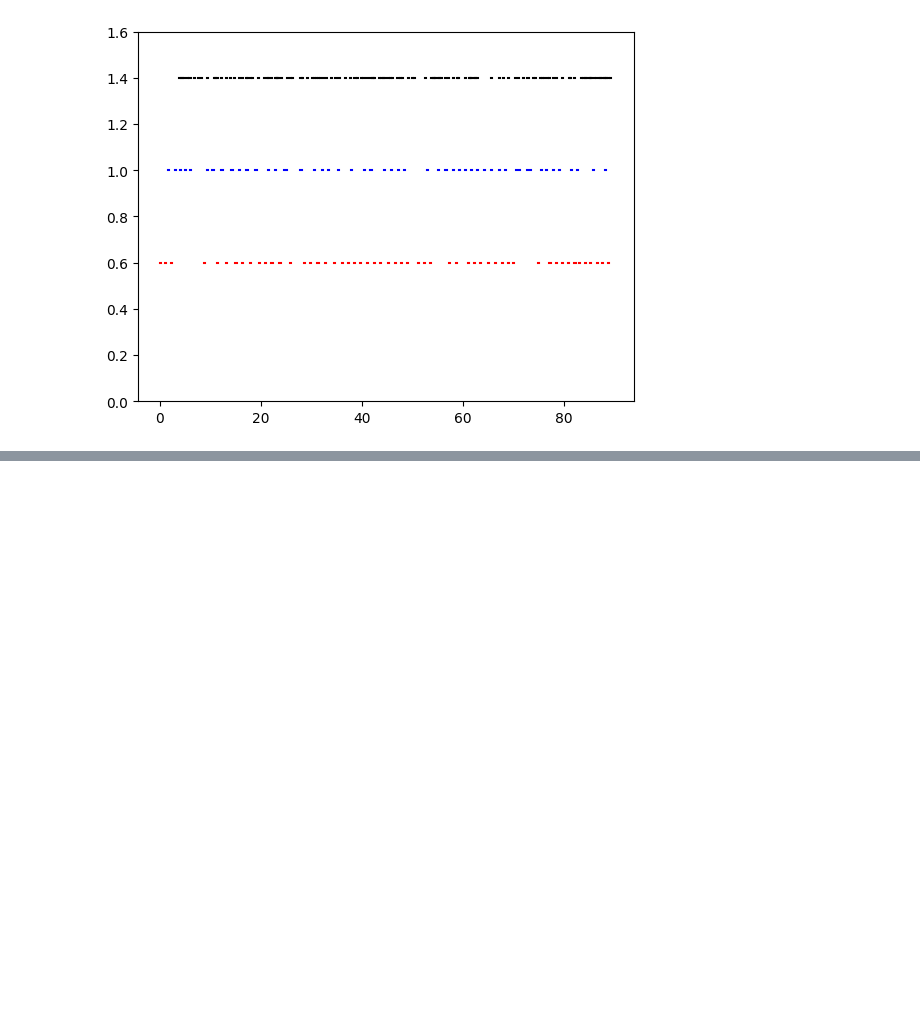
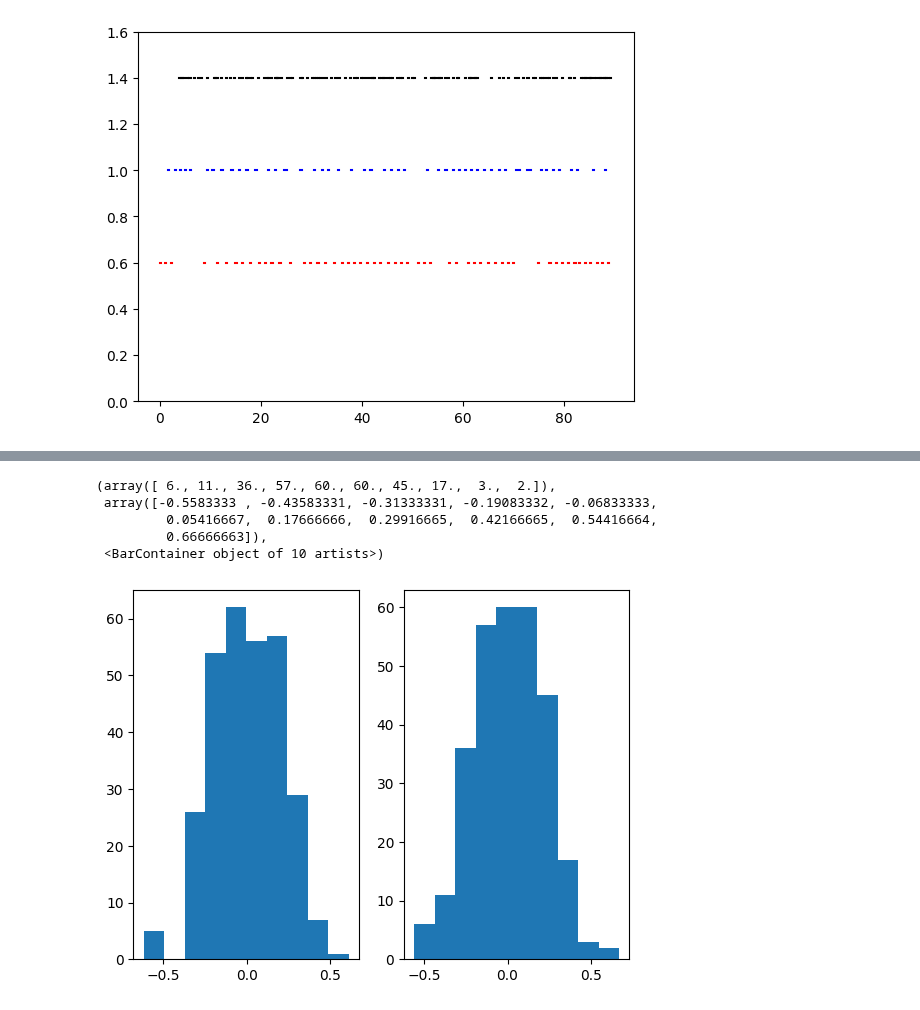
Before and after one commit to BonnenLab/visualize-skelly-laser-environment, a Jupyter notebook: fixations-vs-feet.ipynb, the cells around one changed output, grey strips where cells are left out. Cells and saved outputs as stored; diff of their text form; code cells hidden in the pictures; blank space fills up the shorter version.

```diff
--- a/fixations-vs-feet.ipynb
+++ b/fixations-vs-feet.ipynb
@@ -121,19 +207,29 @@ stopNearest = np.array(stop_indices)
 # %%
-start_times_f = footfalls[start_indices]
-stop_times_f = footfalls[stop_indices]
-start_times_f = start_times_f[:,0]
-stop_times_f = stop_times_f[:,0]
-
 rel_start_time = []
 rel_stop_time = []
 
 for x, y in zip(Start,start_times_f):
     z = x - y
     rel_start_time.append(z)
 
 for x, y in zip(Stop,stop_times_f):
     z = x - y
     rel_stop_time.append(z)
 
 rel_start_time = np.array(rel_start_time)
 rel_stop_time = np.array(rel_stop_time)
+
+
+plt.subplot(1,2,1)
+plt.hist(rel_start_time[:,0])
+
+
+plt.subplot(1,2,2)
+plt.hist(rel_stop_time[:,0])
+# %% [output]
+(array([ 6., 11., 36., 57., 60., 60., 45., 17.,  3.,  2.]),
+ array([-0.5583333 , -0.43583331, -0.31333331, -0.19083332, -0.06833333,
+         0.05416667,  0.17666666,  0.29916665,  0.42166665,  0.54416664,
+         0.66666663]),
+ <BarContainer object of 10 artists>)
+[figure, added]
```
Also changed, not shown: parts of 14 cells of this notebook.
